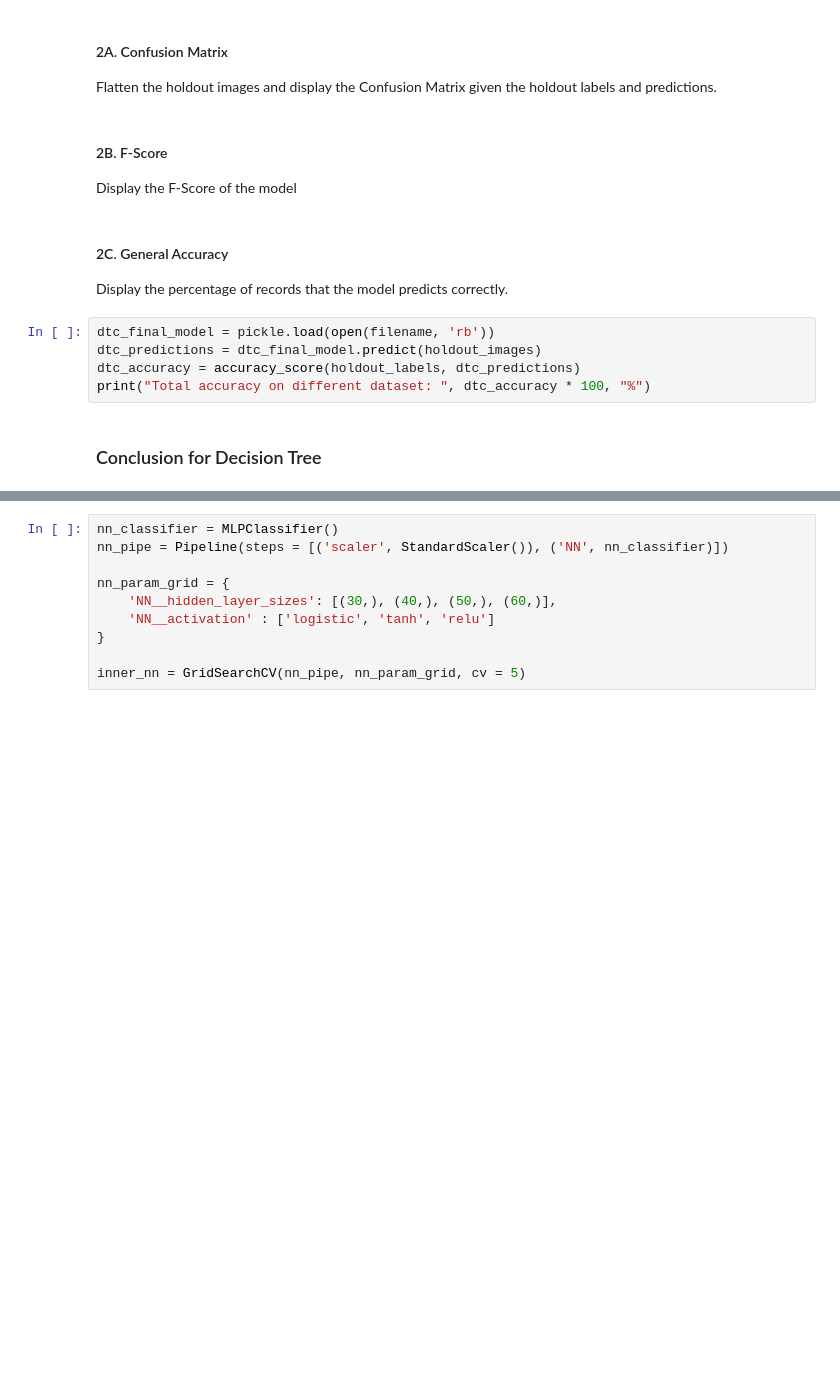
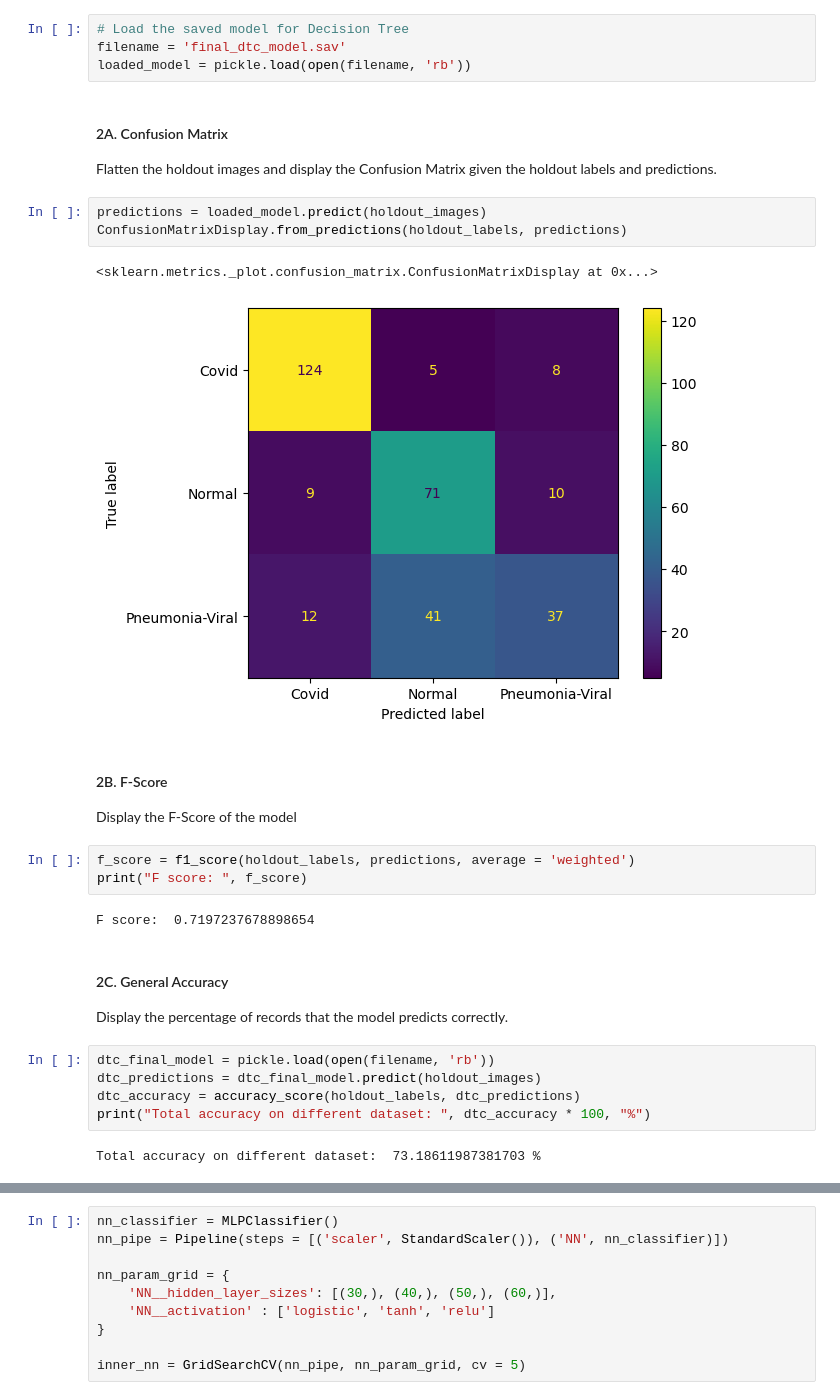
Before and after one commit to AllenJue/Image-Classification, a Jupyter notebook: ImageClassification.ipynb, the cells around one changed output, grey strips where cells are left out. Drawn from its saved outputs; the diff is of its cells as text; blank space fills up the shorter version.

Commit message:
Added comments and validate model performance

```diff
--- a/ImageClassification.ipynb
+++ b/ImageClassification.ipynb
@@ -367,12 +371,27 @@ We can evaluate its effective accuracy through:
 * Confusion Matrix
 * F-Score
 * General Accuracy
+# %%
+# Load the saved model for Decision Tree
+filename = 'final_dtc_model.sav'
+loaded_model = pickle.load(open(filename, 'rb'))
 # %% [markdown]
 #### 2A. Confusion Matrix
 Flatten the holdout images and display the Confusion Matrix given the holdout labels and predictions.
+# %%
+predictions = loaded_model.predict(holdout_images)
+ConfusionMatrixDisplay.from_predictions(holdout_labels, predictions)
+# %% [output]
+<sklearn.metrics._plot.confusion_matrix.ConfusionMatrixDisplay at 0x...>
+[figure, added]
 # %% [markdown]
 #### 2B. F-Score
 Display the F-Score of the model
+# %%
+f_score = f1_score(holdout_labels, predictions, average = 'weighted')
+print("F score: ", f_score)
+# %% [output]
+F score:  0.7197237678898654
 # %% [markdown]
 #### 2C. General Accuracy
 Display the percentage of records that the model predicts correctly.
@@ -381,5 +400,5 @@ dtc_final_model = pickle.load(open(filename, 'rb'))
 dtc_predictions = dtc_final_model.predict(holdout_images)
 dtc_accuracy = accuracy_score(holdout_labels, dtc_predictions)
 print("Total accuracy on different dataset: ", dtc_accuracy * 100, "%")
+# %% [output]
+Total accuracy on different dataset:  73.18611987381703 %
-# %% [markdown]
-### Conclusion for Decision Tree
```
Also changed, not shown: parts of 25 cells of this notebook.
